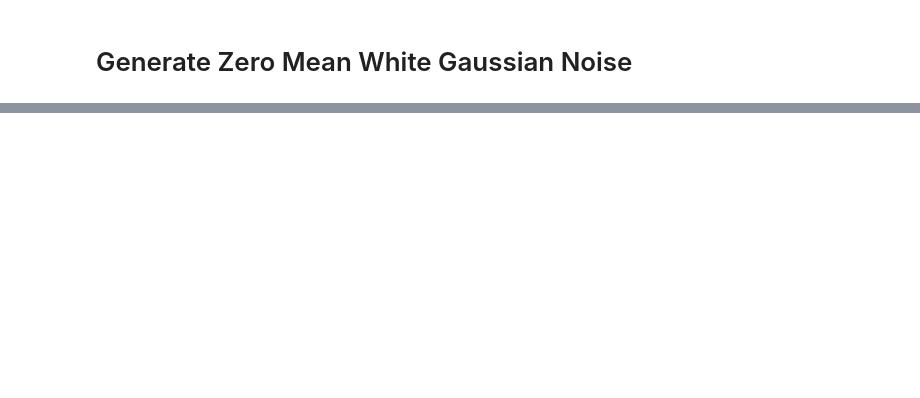
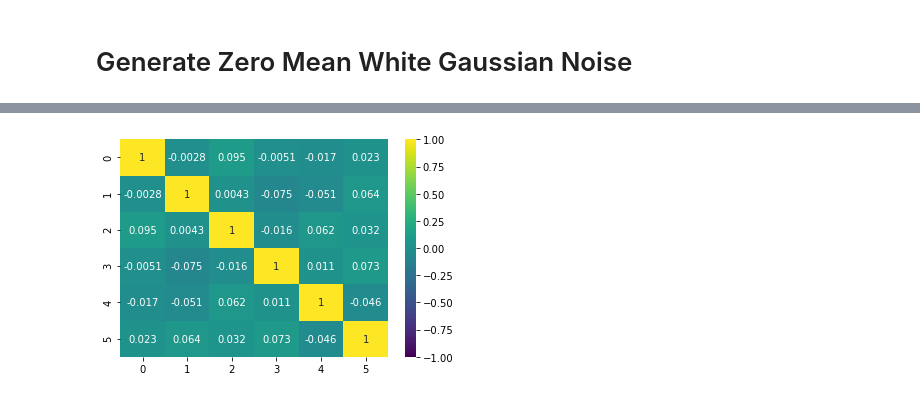
Before and after one commit to NoiRC256/mast30034_assignment_1, a Jupyter notebook: code/main.ipynb, the cells around one changed output, grey strips where cells are left out. Drawn from its saved outputs; the diff is of its cells as text; code cells hidden in the pictures; blank space fills up the shorter version.

```diff
--- a/code/main.ipynb
+++ b/code/main.ipynb
@@ -356,0 +219,7 @@ plt.show()
+# %%
+# Correlation heatmap for noise s;
+fig = sns.heatmap(noise_s_corr, annot=True,
+                  vmin=-1, vmax=1, center=0, cmap="viridis")
+plt.show()
+# %% [output]
+[figure, added]
```
Also changed, not shown: parts of 37 cells of this notebook.
